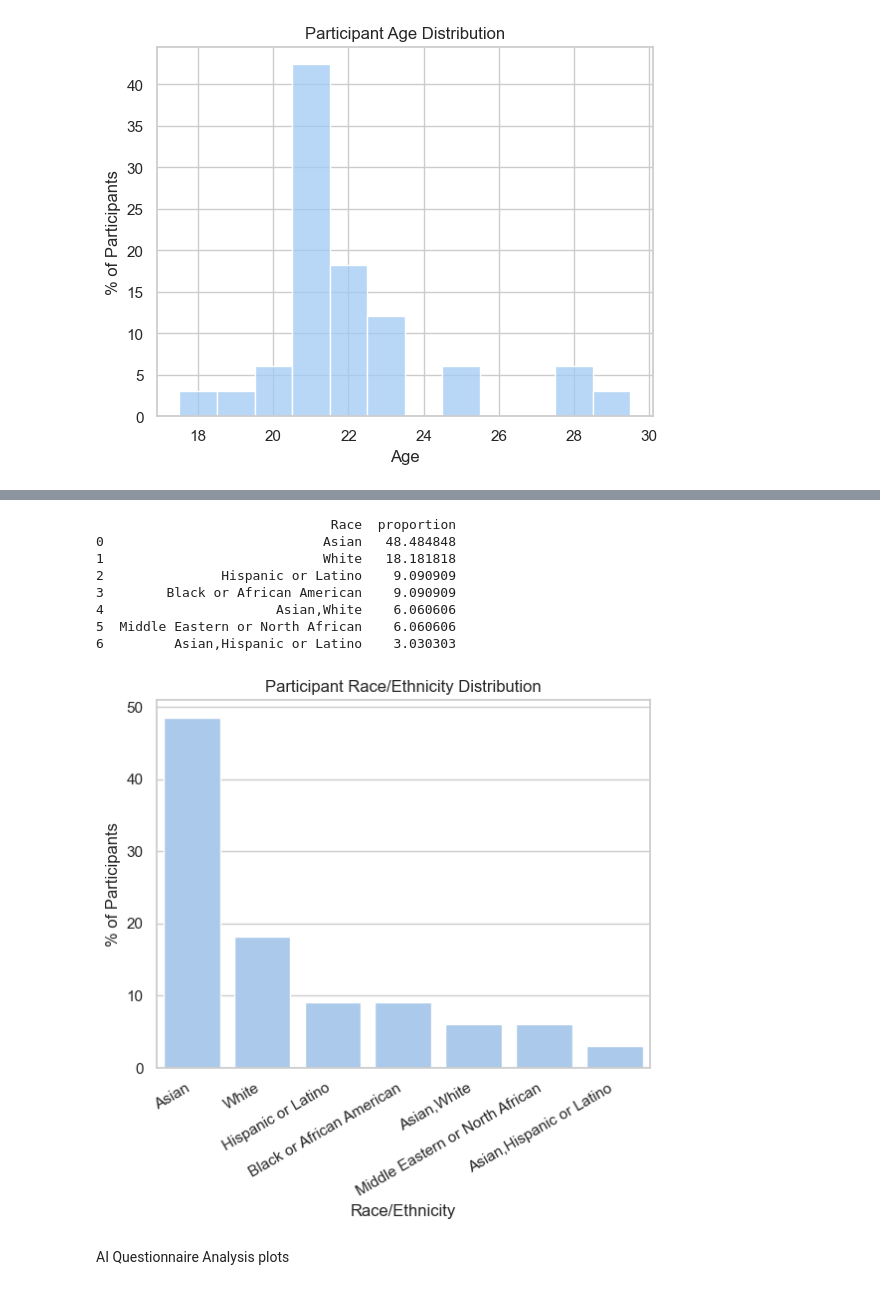
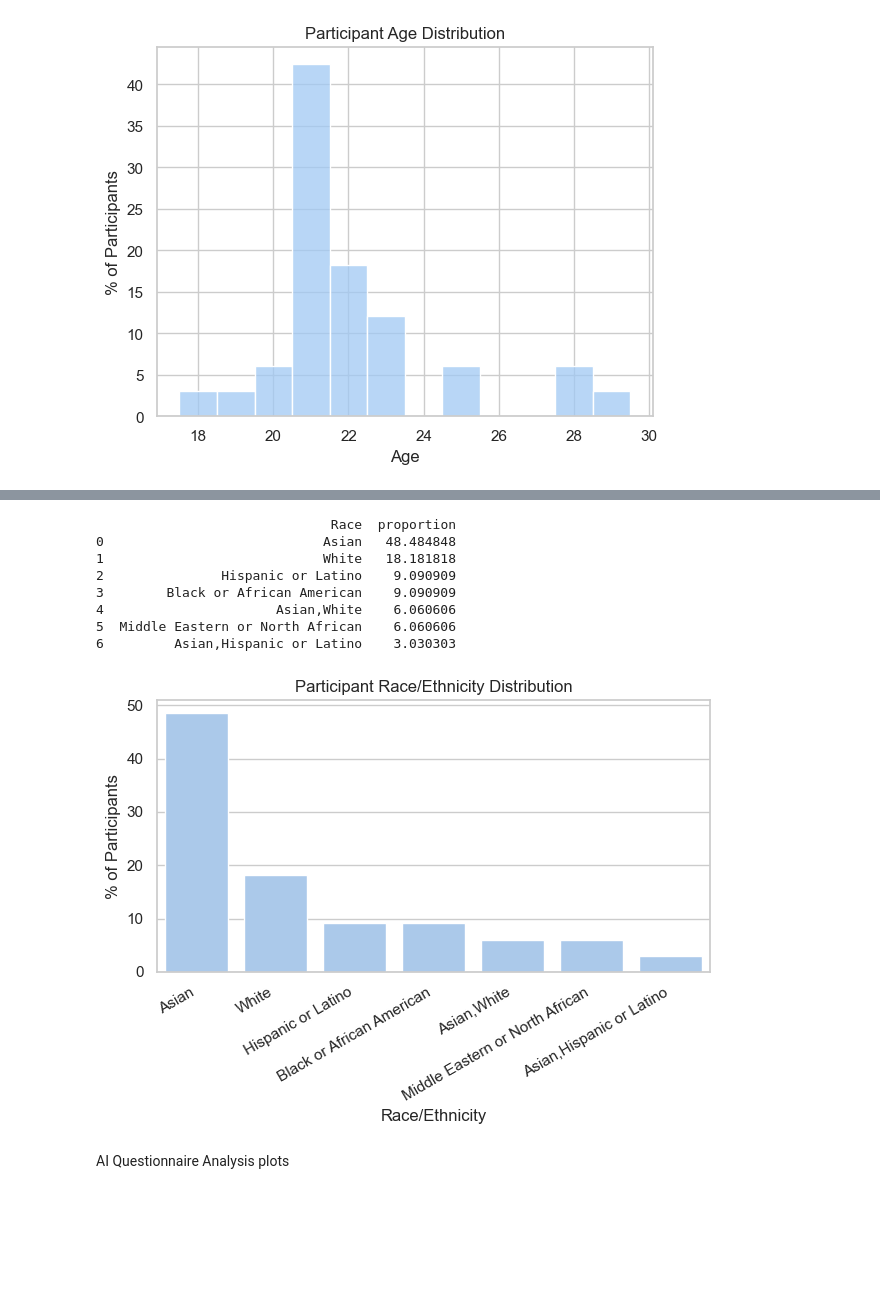
Before and after one commit to zejzhu/impostorbias, a Jupyter notebook: analysis.ipynb, the cells around one changed output, grey strips where cells are left out. Saved outputs shown, nothing was run; the diff lists cells and outputs as text; code cells hidden in the pictures; blank space fills up the shorter version.

```diff
--- a/analysis.ipynb
+++ b/analysis.ipynb
@@ -116,34 +118,36 @@ plt.figure()
 
 order = df["Race"].value_counts().index
 sns.barplot(data=race_percent, x="Race", y="Percent", order=order)
 
 plt.xlabel("Race/Ethnicity")
 plt.ylabel("% of Participants")
 plt.title("Participant Race/Ethnicity Distribution")
 plt.xticks(rotation=30, ha="right")
+
+plt.tight_layout()
 plt.savefig("Figures/dem_race.png", dpi=300)
 
 
 # sns.set_palette("pastel")
 
 # plt.figure()
 
 # order = df["Race"].value_counts().index
 # sns.countplot(data=df, x = "Race", order=order)
 # plt.xlabel("Race and Ethnicity")
 # plt.ylabel("Number of Participants")
 # plt.title("Participant Race and Ethnicity Distribution")
 # plt.xticks(rotation=30, ha="right")
 # %% [output]
                               Race  proportion
 0                            Asian   48.484848
 1                            White   18.181818
 2               Hispanic or Latino    9.090909
 3        Black or African American    9.090909
 4                      Asian,White    6.060606
 5  Middle Eastern or North African    6.060606
 6         Asian,Hispanic or Latino    3.030303
-[figure, old version]
+[figure, new version]
 # %% [markdown]
 AI Questionnaire Analysis plots
 # %%
```
Also changed, not shown: parts of 8 cells of this notebook, 3 other files.
